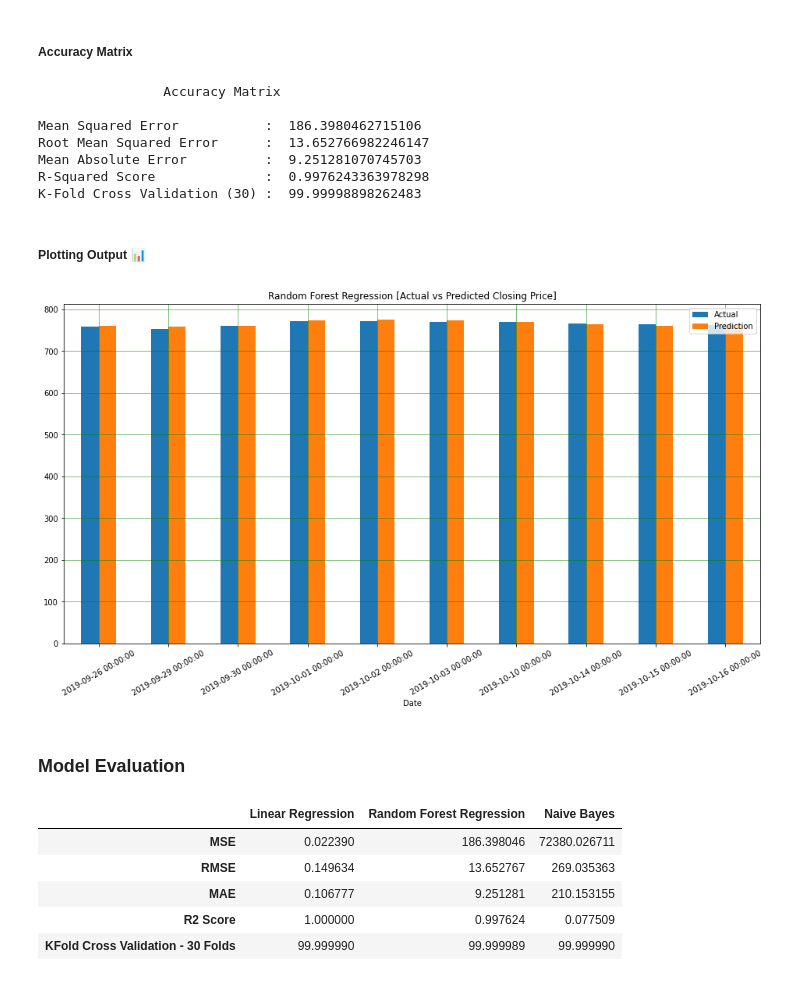
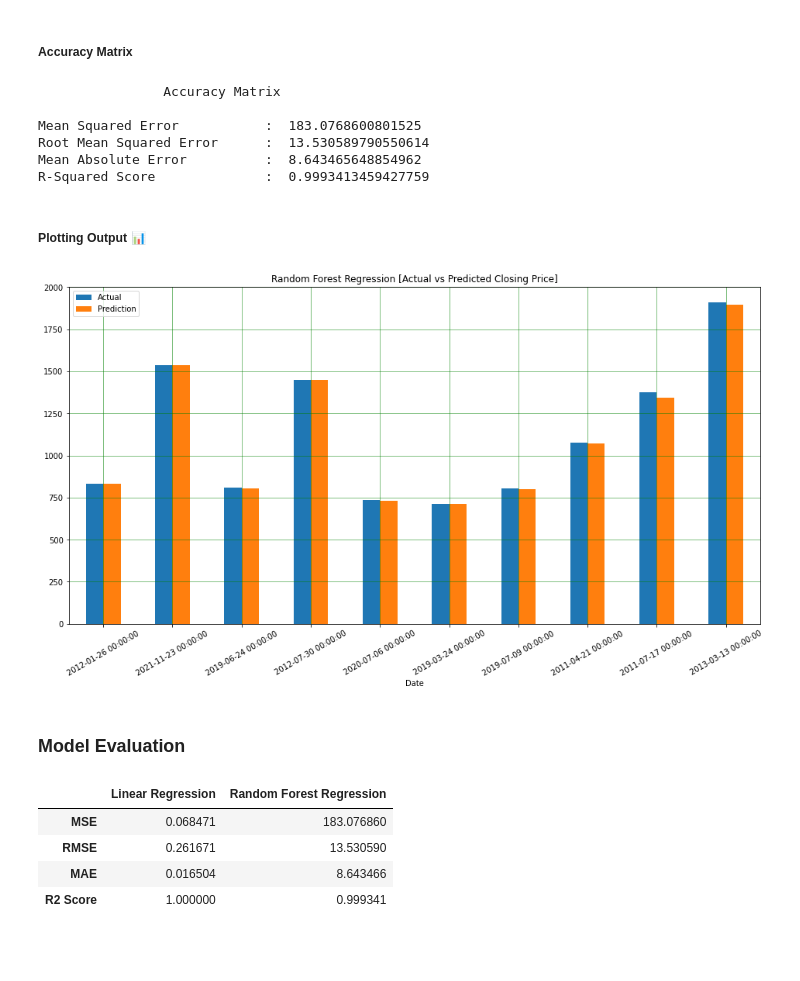
Before and after one commit to itSubeDibesh/Stock-Price-Predection-Using-Predictive-ML, a Jupyter notebook: StockPricePrediction.ipynb, the cells around one changed output. Cells and saved outputs as stored; diff of their text form; code cells hidden in the pictures; blank space fills up the shorter version.

```diff
--- a/StockPricePrediction.ipynb
+++ b/StockPricePrediction.ipynb
@@ -452,6 +449,7 @@ DataFile = "./FinalDataset/NABIL_history.csv"
 
 # Extracting Data from CSV and Reversing dataset
 dataset = pd.read_csv(DataFile)[::-1]
+company = "NABIL"
 # Getting type of data
 print("Type: ", type(dataset))
 
@@ -473,11 +471,6 @@ dataset.rename(columns={"NoOfTransaction": "Transactions",
 dataset.drop_duplicates(subset=["Date"], inplace=True)
 print("Shape After Cleaning: ", dataset.shape)
 
-# Changing Index of dataset
-Column_Index = ["Symbol", "Date", "Open", "High", "Low",
-                "Transactions", "Volume", "Total", "PreviousClosing", "Difference", "PercentDifference", "Close"]
-dataset = dataset.reindex(columns=Column_Index)
-
 # Getting Keys of data
 print("Keys After Cleaning: ", dataset.keys().tolist())
 
@@ -630,7 +663,7 @@ Length:  4 Names:  ['Open', 'High', 'Low', 'PreviousClosing']
 # %% [markdown]
 ### Accuracy Matrix Evaluator 🧪
 # %%
-def accuracy_matrix(actual, predicted, fold_number=30):
+def accuracy_matrix(actual, predicted):
     """
     Args:
         actual: Actual values
@@ -656,23 +689,16 @@ def accuracy_matrix(actual, predicted, fold_number=30):
     # R2 Score
     r_two_score = r2_score(actual, predicted)
 
-    # K-Fold Cross Validation
-    kFold = model_selection.KFold(n_splits=fold_number, shuffle=True)
-    results_kfold = model_selection.cross_val_score(
-        linear_regression, X, Y, cv=kFold).mean()*100
-
     print("\t\tAccuracy Matrix\n")
     print("Mean Squared Error           : ", mean_squared_err)
     print("Root Mean Squared Error      : ", root_mean_squared_err)
     print("Mean Absolute Error          : ", mean_absolute_err)
     print("R-Squared Score              : ", r_two_score)
-    print(f"K-Fold Cross Validation ({fold_number}) : ", results_kfold)
 
     return {"MSE": mean_squared_err,
             "RMSE": root_mean_squared_err,
             "MAE": mean_absolute_err,
-            "R2 Score": r_two_score,
-            f"KFold Cross Validation - {fold_number} Folds": results_kfold,
+            "R2 Score": r_two_score
             }
 # %% [markdown]
 ### Model Building
@@ -682,11 +708,10 @@ def accuracy_matrix(actual, predicted, fold_number=30):
 # Spliting Data into Train and Test
 
 # Extracting Features and Targets
-X = dataset.drop(["Close", "Date" ,"Symbol"], axis=1)  # Extracting Features
+X = dataset.drop(["Close","Date","Symbol"], axis=1)  # Extracting Features
 Y = dataset["Close"]  # Extracting Targets
 
-X_Train, X_Test, Y_Train, Y_Test = model_selection.train_test_split(
-    X, Y, test_size=0.2, shuffle=False)
+X_Train, X_Test, Y_Train, Y_Test = model_selection.train_test_split(X, Y, test_size=0.2, random_state=75)
 # %%
 # Shape of Train and Test
 print("X_Train Shape: ", X_Train.shape,
@@ -809,11 +800,10 @@ rf_accuracy = accuracy_matrix(Y_Test, prediction_rf)
 # %% [output]
                 Accuracy Matrix
 
-Mean Squared Error           :  186.3980462715106
-Root Mean Squared Error      :  13.652766982246147
-Mean Absolute Error          :  9.251281070745703
-R-Squared Score              :  0.9976243363978298
-K-Fold Cross Validation (30) :  99.99998898262483
+Mean Squared Error           :  183.0768600801525
+Root Mean Squared Error      :  13.530589790550614
+Mean Absolute Error          :  8.643465648854962
+R-Squared Score              :  0.9993413459427759
 # %% [markdown]
 ##### Plotting Output 📊
 # %%
@@ -826,21 +816,18 @@ plt.title("Random Forest Regression [Actual vs Predicted Closing Price]")
 plt.grid(which='major', linestyle='-', linewidth='0.5', color='green')
 plt.show()
 # %% [output]
-[figure, old version]
+[figure, new version]
 # %% [markdown]
 ### Model Evaluation
 # %%
 evaluation_data = pd.DataFrame({
     "Linear Regression": lr_accuracy,
-    "Random Forest Regression": rf_accuracy,
-    "Naive Bayes": nb_accuracy
+    "Random Forest Regression": rf_accuracy
 })
-
 evaluation_data
 # %% [output]
-|  | Linear Regression | Random Forest Regression | Naive Bayes |
-| MSE | 0.022390 | 186.398046 | 72380.026711 |
-| RMSE | 0.149634 | 13.652767 | 269.035363 |
-| MAE | 0.106777 | 9.251281 | 210.153155 |
-| R2 Score | 1.000000 | 0.997624 | 0.077509 |
-| KFold Cross Validation - 30 Folds | 99.999990 | 99.999989 | 99.999990 |
+|  | Linear Regression | Random Forest Regression |
+| MSE | 0.068471 | 183.076860 |
+| RMSE | 0.261671 | 13.530590 |
+| MAE | 0.016504 | 8.643466 |
+| R2 Score | 1.000000 | 0.999341 |
```
Also changed, not shown: parts of 29 cells of this notebook, 3 other files.
